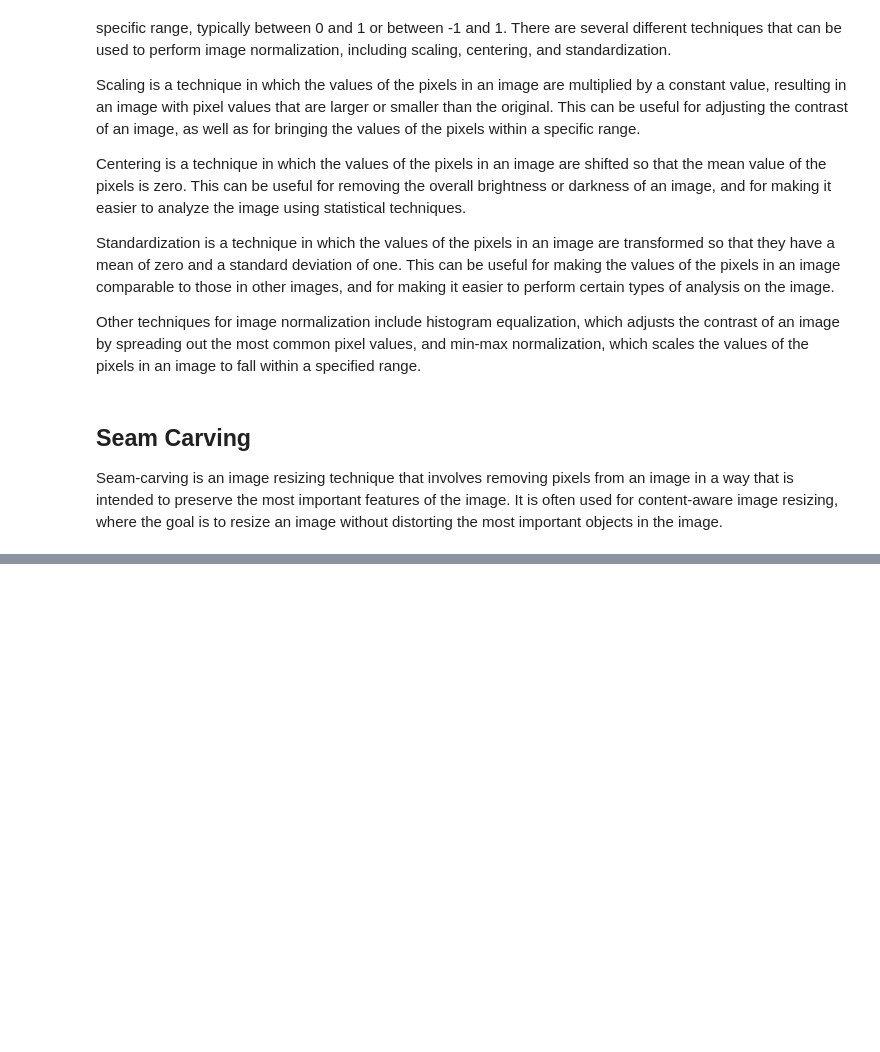
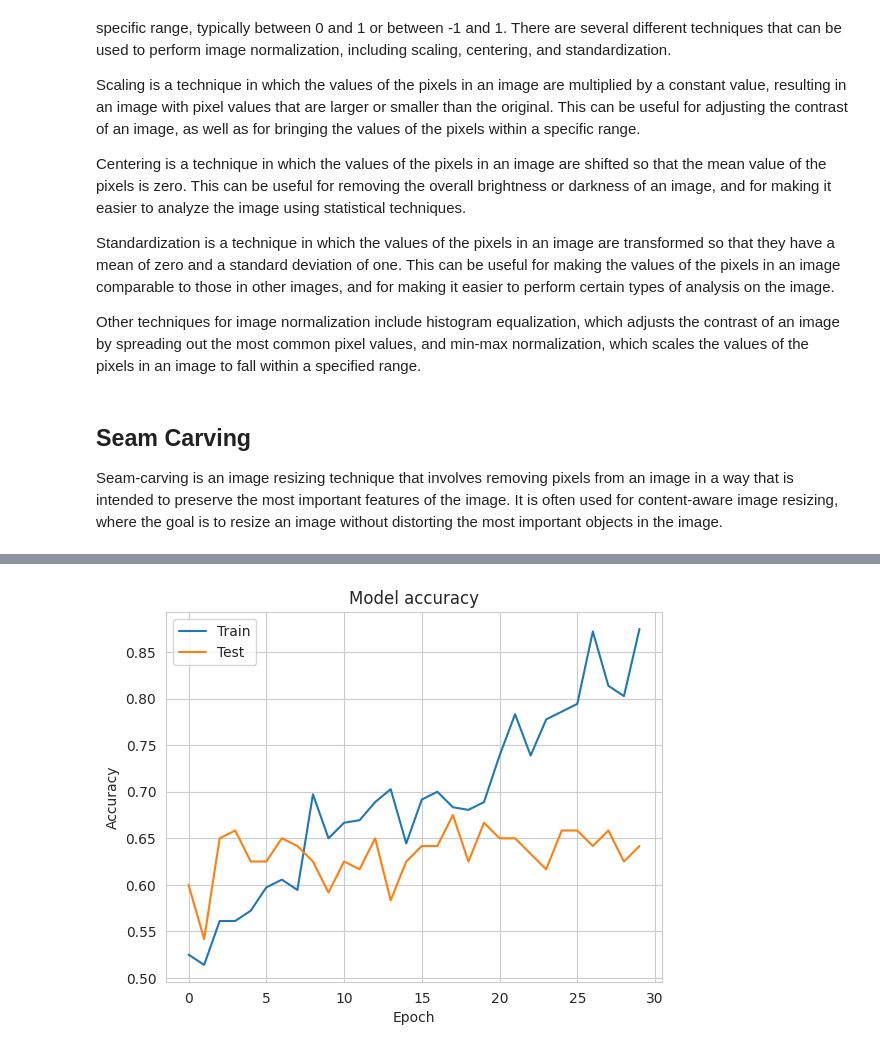
Before and after one commit to semooww/DSCP, a Jupyter notebook: dscp.ipynb, the cells around one changed output, grey strips where cells are left out. Saved outputs shown, nothing was run; the diff lists cells and outputs as text; code cells hidden in the pictures; blank space fills up the shorter version.

```diff
--- a/dscp.ipynb
+++ b/dscp.ipynb
@@ -324,0 +293,6 @@ AttributeError: module 'keras' has no attribute 'history'
+# %%
+model.compile(loss=tf.keras.losses.SparseCategoricalCrossentropy(),
+              optimizer=tf.keras.optimizers.Adam(learning_rate=0.001),
+              metrics=['accuracy'])
+history_normalized = model.fit(X_train, y_train.flatten(), batch_size=BATCH_SIZE, epochs=EPOCHS, validation_data=(X_val, y_val.flatten()))
+model.evaluate(X_test, y_test.flatten(), verbose=2)
@@ -324,0 +318,4 @@ AttributeError: module 'keras' has no attribute 'history'
+# %%
+plot_history(history_normalized)
+# %% [output]
+[figure, added]
```
Also changed, not shown: parts of 23 cells of this notebook.
